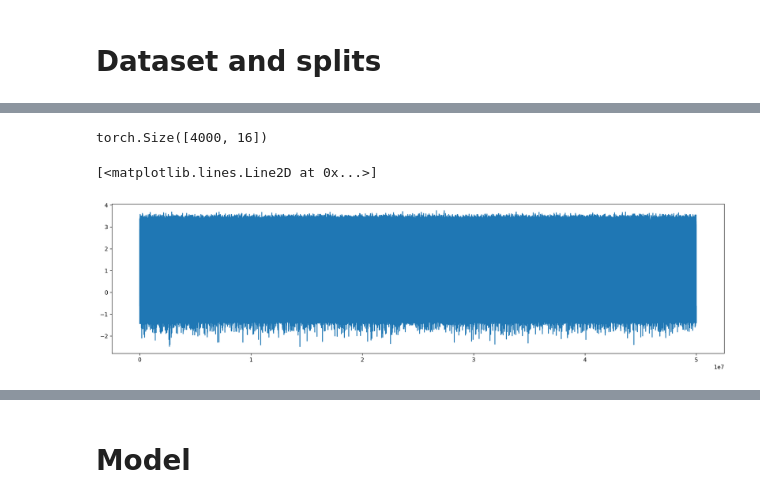
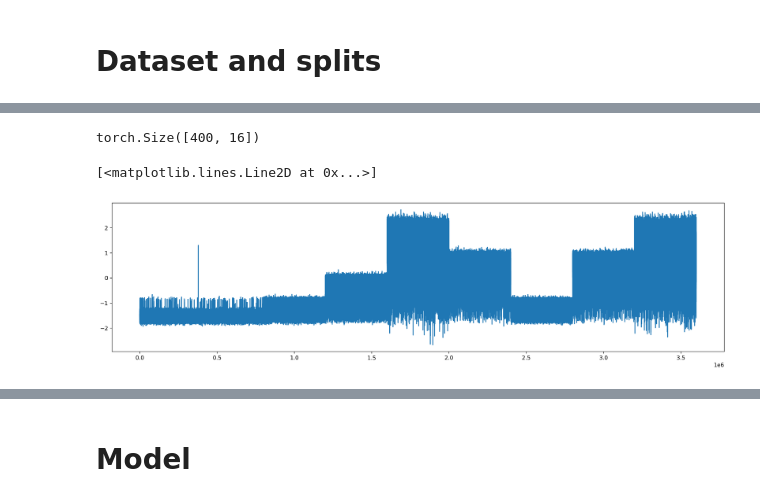
Before and after one commit to antorsae/liverpool-ion-switching, a Jupyter notebook: wavenet_recurrent.ipynb, the cells around one changed output, grey strips where cells are left out. Cells and saved outputs as stored; diff of their text form; code cells hidden in the pictures.

```diff
--- a/wavenet_recurrent.ipynb
+++ b/wavenet_recurrent.ipynb
@@ -247,13 +304,0 @@ torch.Size([3, 10, 500000])
-# %%
-def build_lag_lead(x,DIM):
-    w = DIM
-    ws = x.shape[-1]
-    r = math.ceil(w/ws) + 1
-    x_lead  = x.repeat(1,1,r)[...,:ws+w-1]
-    x_lag   = x.repeat(1,1,r).flip((2))[...,:ws+w-1]
-    lead,lag=x_lead.unfold(2,w,1), x_lag.unfold(2,w,1).flip((2))
-    return torch.cat((lead,lag),dim=3)#.squeeze(1)#.permute(0,2,1)
-
-train = build_lag_lead(train,FEAT_WINDOW)
-test  = build_lag_lead(test, FEAT_WINDOW)
-train.shape,test.shape
@@ -300,13 +343,5 @@ train_idx = list(product(all_segments,splits_per_segment))
 train_idx = list(sorted(set(train_idx).difference(set(valid_idx))))
 # %%
 # SYNTH
-train_idx = list(product(range(len(all_segments)*10),splits_per_segment))
-valid_idx = list(product([0, 1, 2, 3, 4, 5, 6, 8, 9],splits_per_segment))
+#train_idx = list(product(range(len(all_segments)*10),splits_per_segment))
+#valid_idx = list(product([0, 1, 2, 3, 4, 5, 6, 8, 9],splits_per_segment))
-# %%
-means = FloatTensor([-5.49309926, -4.25506493, -3.0170306, -1.77899627,  -0.54096195, 0.69707238,
-                     1.93510671,  3.17314104, 4.41117536, 5.64920969, 6.88724402])
-stds  = FloatTensor([np.nan,0.42,0.42,0.42,0.41,0.41,0.41,0.41,0.41,0.41,0.42])
-y = train[2,9,:100,0].long()
-y
-print(y.shape)
-means[y] + stds[y] * torch.normal(0,1.,(y.numel(),))
@@ -352,8 +373,8 @@ class IonDataset(torch.utils.data.Dataset):
                                     np.nan,        np.nan,    np.nan,     np.nan,     np.nan])
                 stds  = FloatTensor([0.30,0.29,0.29,0.29,0.29,0.29,np.nan,np.nan,np.nan,np.nan,np.nan])
             x = means[y_open_channels] + stds[y_open_channels] * torch.normal(0,1.,(y_open_channels.numel(),))
+            x = build_lag_lead(x,FEAT_WINDOW).squeeze(0).squeeze(0)
             x = (x - signal_mean) / signal_std
-            x = build_lag_lead(x,FEAT_WINDOW).squeeze(0).squeeze(0)
             segment = x # hack
         else:
             if self.jitter:
@@ -374,21 +395,21 @@ class IonDataset(torch.utils.data.Dataset):
         return (x,y_open_channels) if self.has_y else (x,)
 
 
-train_ds = IonDataset((train, train_channels_in_segment), train_idx, jitter=False, synth=True)
+train_ds = IonDataset((train, train_channels_in_segment), train_idx, jitter=True, synth=False)
 valid_ds = IonDataset((train, train_channels_in_segment), valid_idx)
 test_ds  = IonDataset((test,  test_channels_in_segment))
 train_ds[0][0][0].shape
 # %% [output]
-torch.Size([4000, 16])
+torch.Size([400, 16])
 # %%
-train_ds = IonDataset((train, train_channels_in_segment), train_idx, jitter=False, synth=True)
+#train_ds = IonDataset((train, train_channels_in_segment), train_idx, jitter=False, synth=True)
 len(train_ds)
 x = torch.empty((len(train_ds),train_ds[0][0][0].shape[0]))
 for i in range(len(train_ds)): x[i] = train_ds[i][0][0][:,0]
 plt.plot(x.flatten())
 # %% [output]
 [<matplotlib.lines.Line2D at 0x...>]
-[figure, old version]
+[figure, new version]
 # %%
 train_dl = DataLoader(train_ds, BS,    shuffle=True,  num_workers=8, pin_memory=True)
 valid_dl = DataLoader(valid_ds, BS,    shuffle=False, num_workers=8, pin_memory=True)
```
Also changed, not shown: parts of 49 cells of this notebook.
